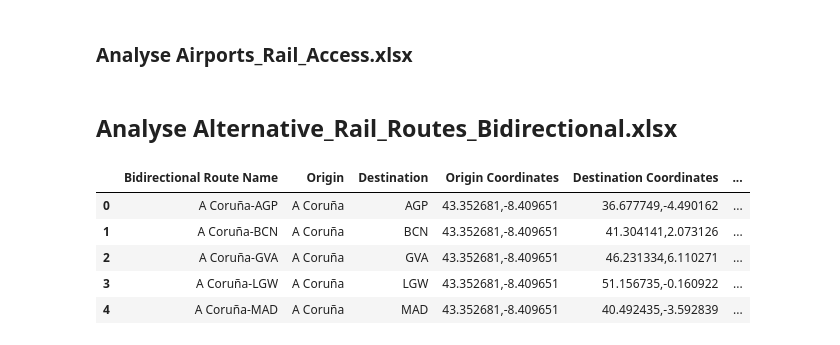
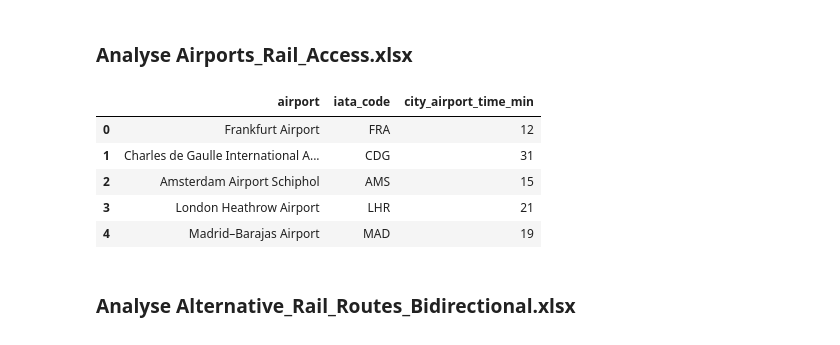
Before and after one commit to PhilippS01/ExDEx-A2, a Jupyter notebook: src/Q3_Analysis.ipynb, the cells around one changed output. Saved outputs shown, nothing was run; the diff lists cells and outputs as text; code cells hidden in the pictures.

```diff
--- a/src/Q3_Analysis.ipynb
+++ b/src/Q3_Analysis.ipynb
@@ -67,17 +68,30 @@ df_ARA_clean = df_ARA_clean.rename(columns={
 # Extract city airport time in minutes using regex
 df_ARA_clean["city_airport_time_min"] = df_ARA_clean["connection_text"].str.extract(r"(\d+)\s*min").astype("Int64")
 df_ARA_clean.drop(columns=["connection_text"], inplace=True)
+# %%
+df_ARA_clean.head()
+# %% [output]
+|  | airport | iata_code | city_airport_time_min |
+| 0 | Frankfurt Airport | FRA | 12 |
+| 1 | Charles de Gaulle International A... | CDG | 31 |
+| 2 | Amsterdam Airport Schiphol | AMS | 15 |
+| 3 | London Heathrow Airport | LHR | 21 |
+| 4 | Madrid–Barajas Airport | MAD | 19 |
 # %% [markdown]
-## Analyse Alternative_Rail_Routes_Bidirectional.xlsx
+### Analyse Alternative_Rail_Routes_Bidirectional.xlsx
 # %%
 # Alternative_Rail_Routes_Bidirectional.xlsx
 filename_ARRB, df_ARRB = dataframes_list[3]
 
-df_ARRB.head()
+# Important columns
+df_ARRB_clean = df_ARRB[["Origin", "Destination", "Air Travel Time"]].copy()
+
+# Rename columns for easier access
+df_ARRB_clean = df_ARRB_clean.rename(columns={
+    "Origin": "origin",
+    "Destination": "destination",
+    "Air Travel Time": "air_travel_time_min"
+})
+
+# Convert air travel time to numeric (in minutes)
+df_ARRB_clean["air_travel_time_min"] = df_ARRB_clean["air_travel_time_min"].round().astype(int)
-# %% [output]
-|  | Bidirectional Route Name | Origin | Destination | Origin Coordinates | Destination Coordinates | ... |
-| 0 | A Coruña-AGP | A Coruña | AGP | 43.352681,-8.409651 | 36.677749,-4.490162 | ... |
-| 1 | A Coruña-BCN | A Coruña | BCN | 43.352681,-8.409651 | 41.304141,2.073126 | ... |
-| 2 | A Coruña-GVA | A Coruña | GVA | 43.352681,-8.409651 | 46.231334,6.110271 | ... |
-| 3 | A Coruña-LGW | A Coruña | LGW | 43.352681,-8.409651 | 51.156735,-0.160922 | ... |
-| 4 | A Coruña-MAD | A Coruña | MAD | 43.352681,-8.409651 | 40.492435,-3.592839 | ... |
```
Also changed, not shown: parts of 9 cells of this notebook.
